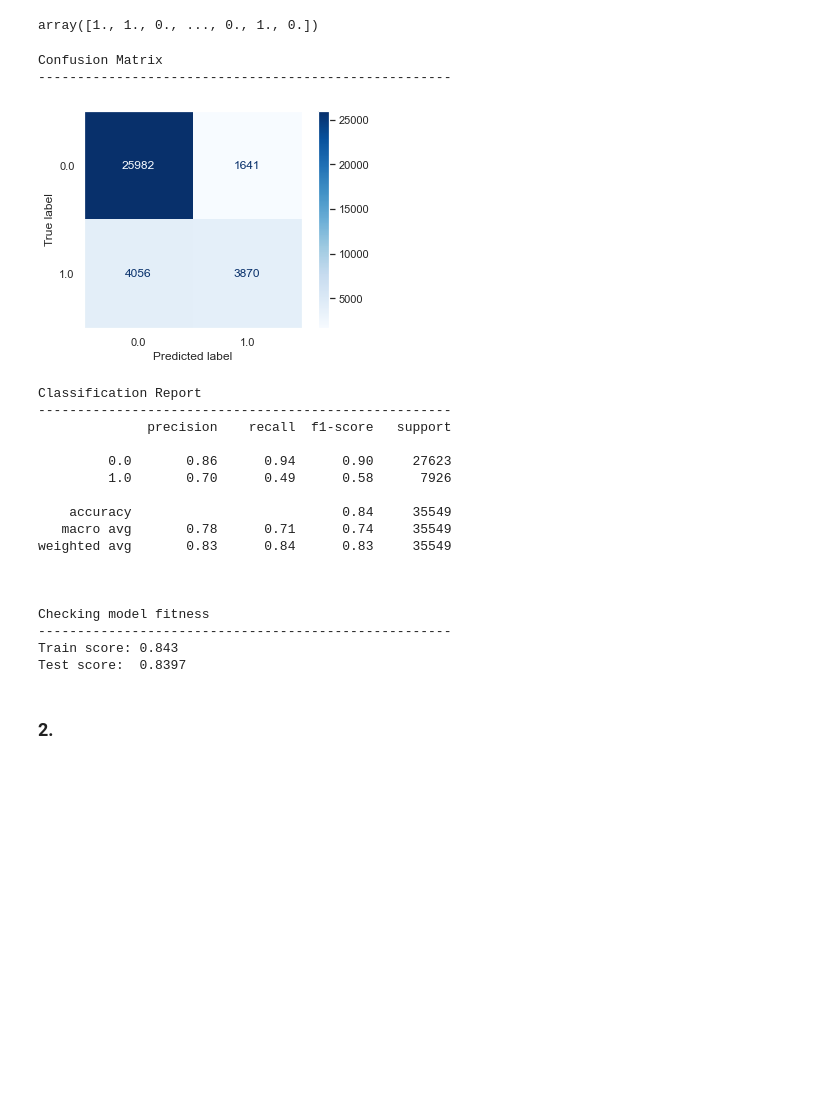
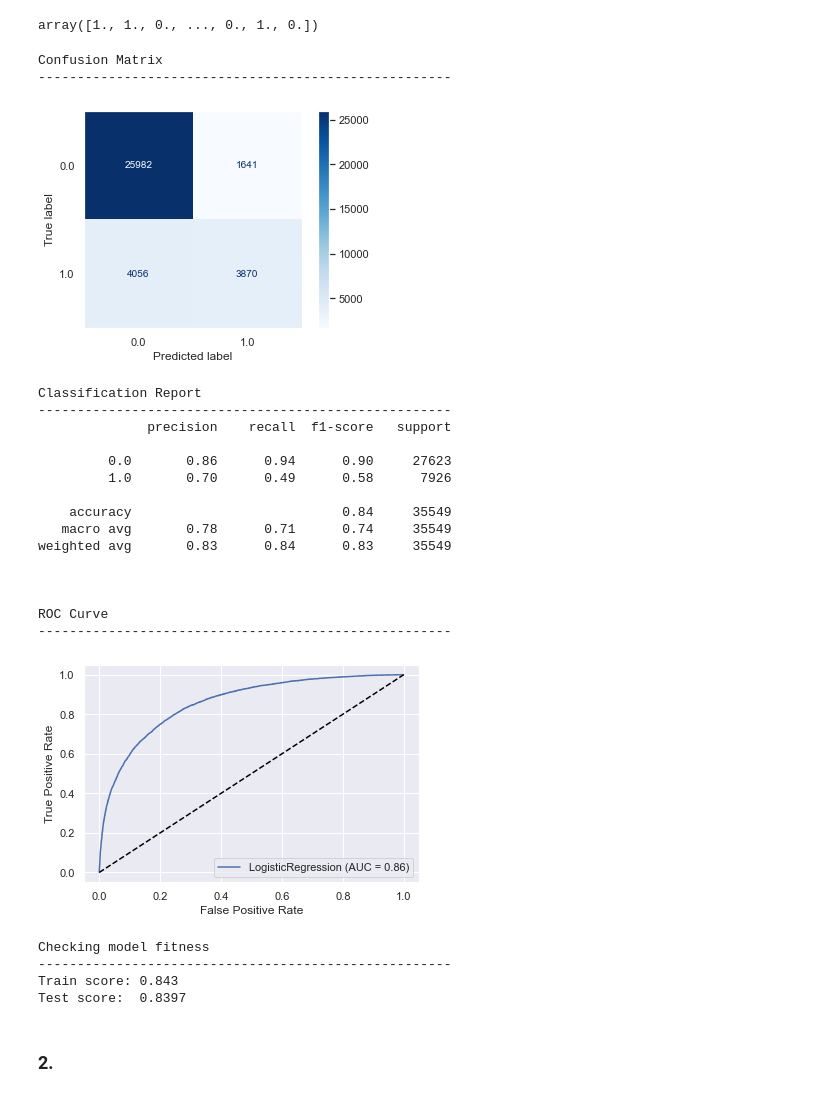
Before and after one commit to tjkyner/australian-rain-prediction, a Jupyter notebook: notebook.ipynb, the cells around one changed output. Saved outputs shown, nothing was run; the diff lists cells and outputs as text; code cells hidden in the pictures; blank space fills up the shorter version.

Commit message:
added ROC curve to evaluate function

```diff
--- a/notebook.ipynb
+++ b/notebook.ipynb
@@ -629,42 +629,61 @@ def conf_matrix(model, X_test, y_test, cmap='Blues'):
     plt.grid()
     plt.show()
 
+def roc_curve_custom(model, X_test, y_test):
+    plot_roc_curve(model, X_test, y_test)
+    plt.plot([0, 1], [0, 1], color='black', linestyle='--')
+    plt.show()
+
 def evaluate(model, X_train=X_train, X_test=X_test, y_train=y_train, y_test=y_test, y_pred=y_pred):
+    # Confusion Matrix
     print('Confusion Matrix')
     print('-'*53)
     conf_matrix(model, X_test, y_test)
     print('\n')
+
+    # Classification Report
     print('Classification Report')
     print('-'*53)
     print(classification_report(y_test, y_pred))
     print('\n')
+
+    # ROC Curve
+    print('ROC Curve')
+    print('-'*53)
+    roc_curve_custom(model, X_test, y_test)
+    print('\n')
+
+    # Checking model fitness
     print('Checking model fitness')
     print('-'*53)
     print('Train score:', round(model.score(X_train, y_train), 4))
     print('Test score: ', round(model.score(X_test, y_test), 4))
 
 evaluate(logreg)
 # %% [output]
 Confusion Matrix
 -----------------------------------------------------
 [figure]
 Classification Report
 -----------------------------------------------------
               precision    recall  f1-score   support
 
          0.0       0.86      0.94      0.90     27623
          1.0       0.70      0.49      0.58      7926
 
     accuracy                           0.84     35549
    macro avg       0.78      0.71      0.74     35549
 weighted avg       0.83      0.84      0.83     35549
 
 
 
-Checking model fitness
+ROC Curve
 -----------------------------------------------------
-Train score: 0.843
-Test score:  0.8397
+[figure, added]
+Checking model fitness
+-----------------------------------------------------
+Train score: 0.843
+Test score:  0.8397
 # %% [markdown]
 ### 2.
 # %% [markdown]
```
Also changed, not shown: parts of 1 cell of this notebook.
